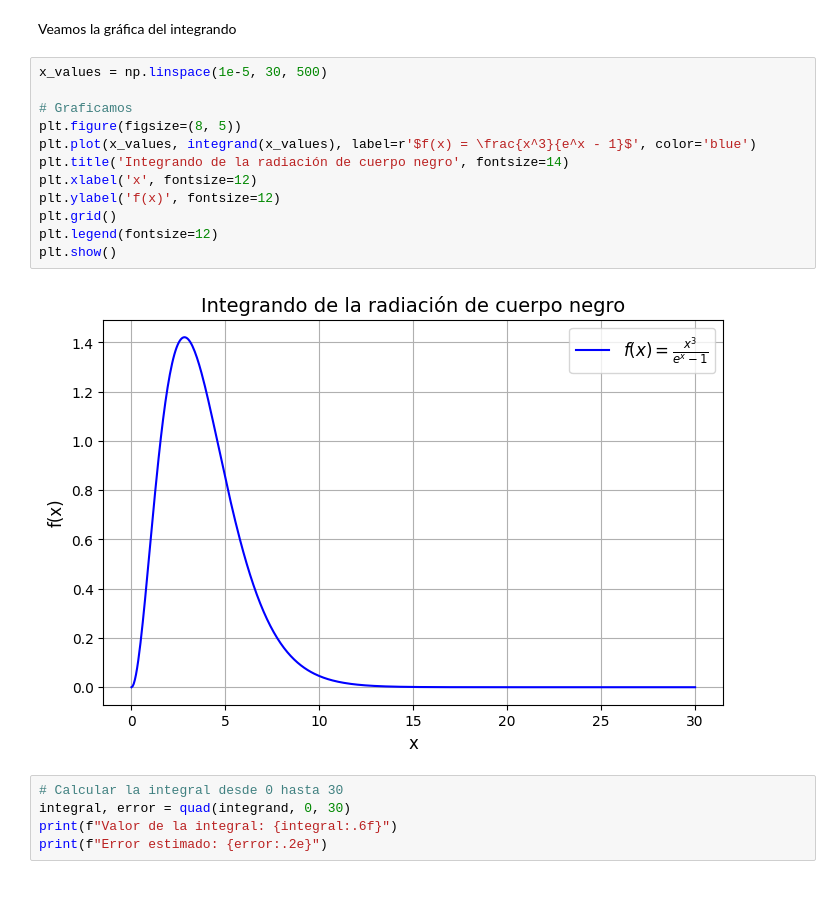
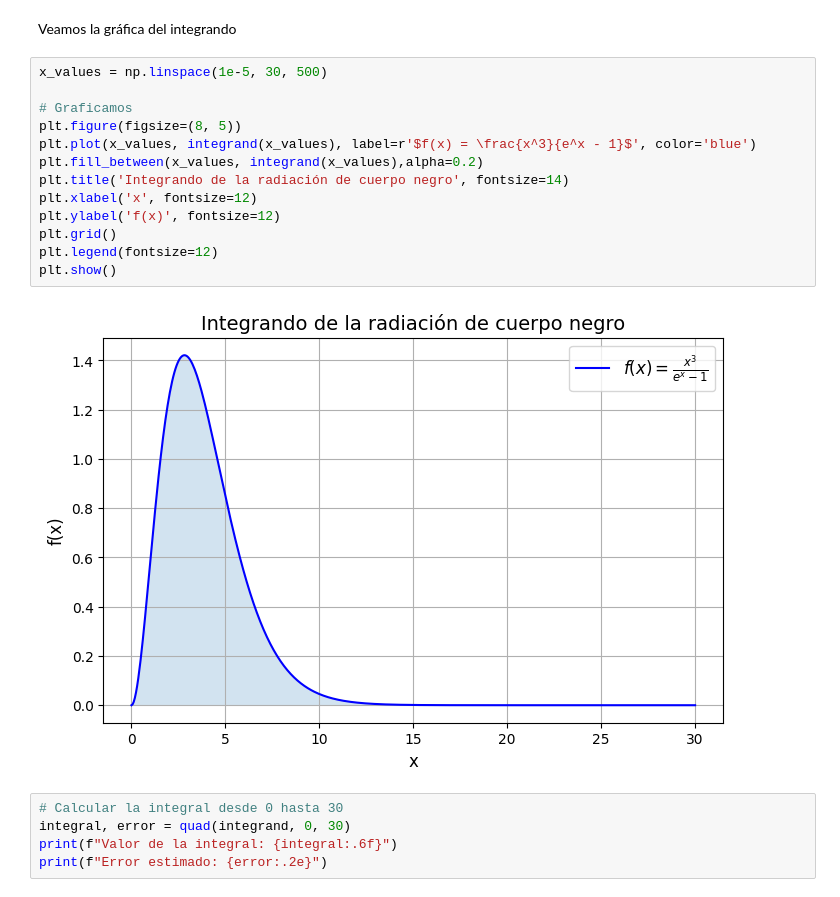
Before and after one commit to jmmarinr/ComputationalMethods, a Jupyter notebook: Calculo/Taller_2_cálculo.ipynb, the cells around one changed output. Saved outputs shown, nothing was run; the diff lists cells and outputs as text.

```diff
--- a/Calculo/Taller_2_cálculo.ipynb
+++ b/Calculo/Taller_2_cálculo.ipynb
@@ -434,17 +434,18 @@ Veamos la gráfica del integrando
 # %%
 x_values = np.linspace(1e-5, 30, 500)
 
 # Graficamos
 plt.figure(figsize=(8, 5))
 plt.plot(x_values, integrand(x_values), label=r'$f(x) = \frac{x^3}{e^x - 1}$', color='blue')
+plt.fill_between(x_values, integrand(x_values),alpha=0.2)
 plt.title('Integrando de la radiación de cuerpo negro', fontsize=14)
 plt.xlabel('x', fontsize=12)
 plt.ylabel('f(x)', fontsize=12)
 plt.grid()
 plt.legend(fontsize=12)
 plt.show()
 # %% [output]
-[figure, old version]
+[figure, new version]
 # %%
 # Calcular la integral desde 0 hasta 30
 integral, error = quad(integrand, 0, 30)
```
Also changed, not shown: parts of 5 cells of this notebook.
